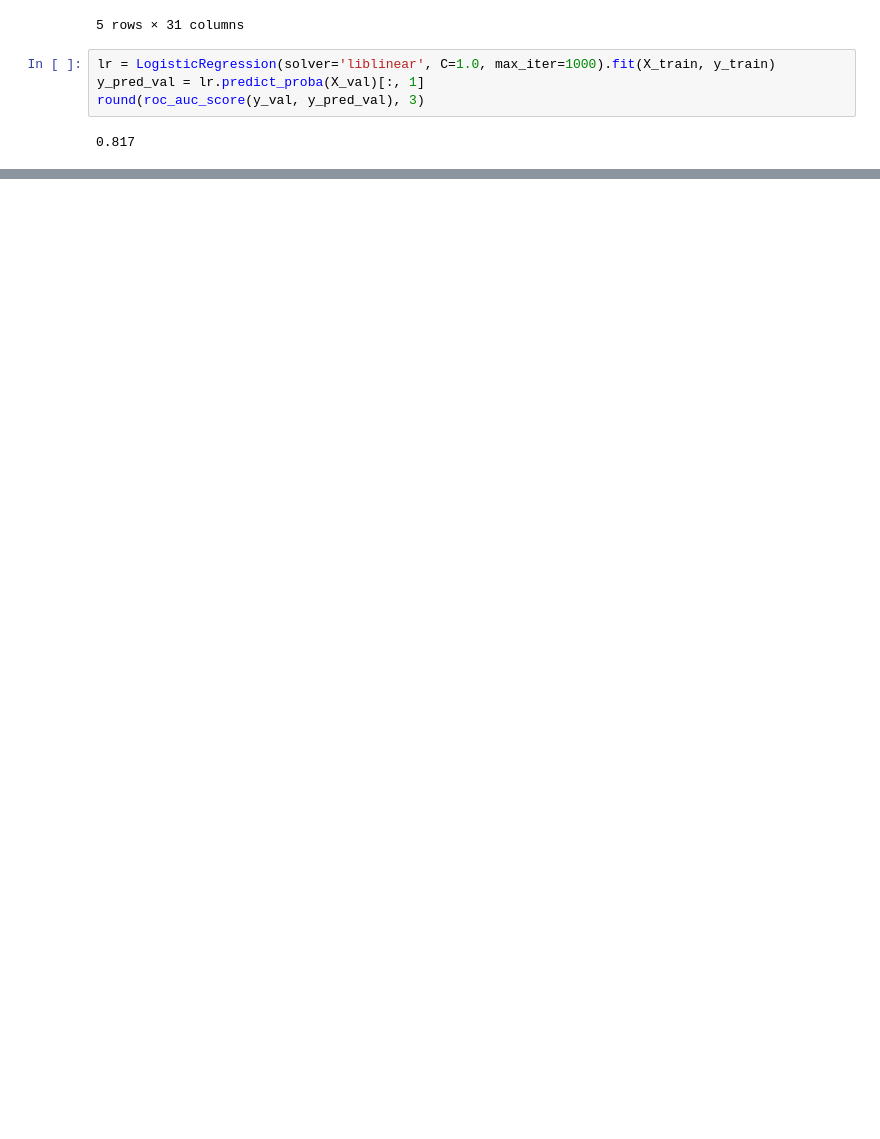
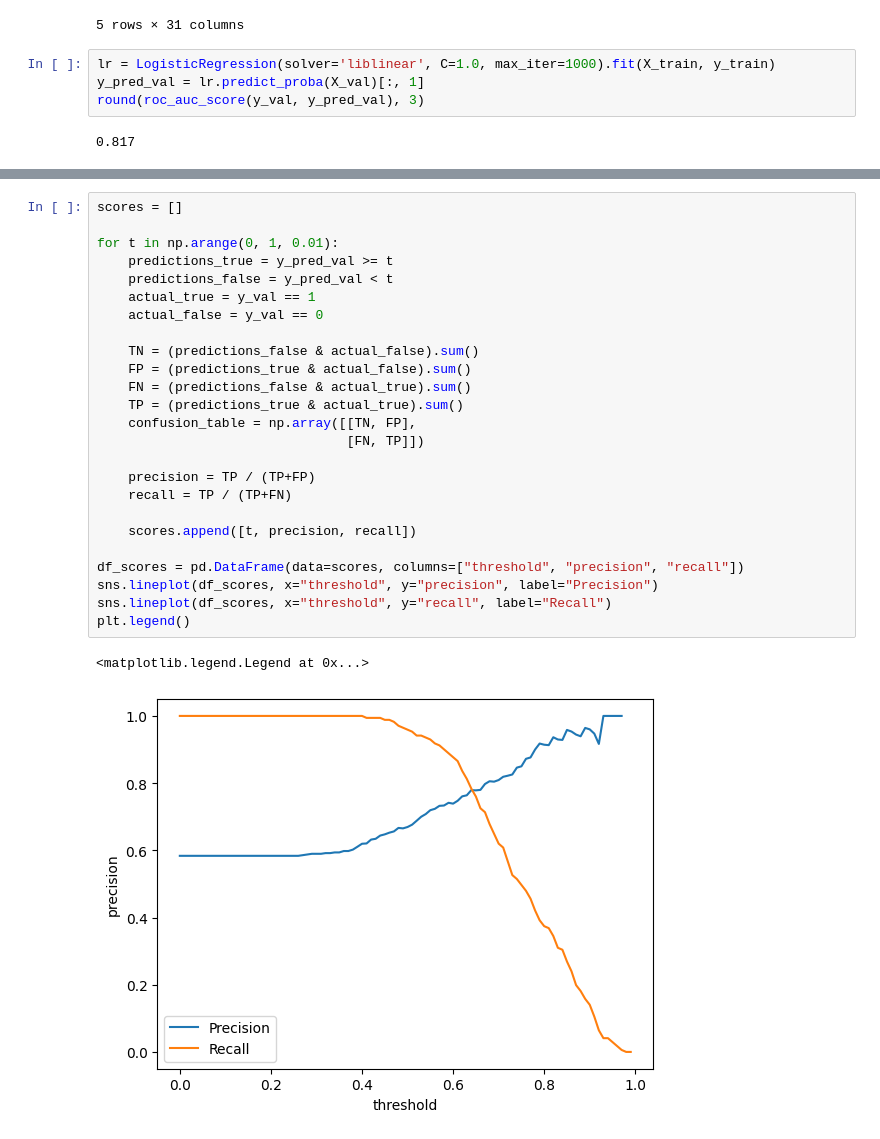
Before and after one commit to jjean95/ML_Zoomcamp_homework, a Jupyter notebook: 04-evaluation/homework4.ipynb, the cells around one changed output, grey strips where cells are left out. Drawn from its saved outputs; the diff is of its cells as text; blank space fills up the shorter version.

```diff
--- a/04-evaluation/homework4.ipynb
+++ b/04-evaluation/homework4.ipynb
@@ -136,0 +145,28 @@ round(roc_auc_score(y_val, y_pred_val), 3)
+# %%
+scores = []
+
+for t in np.arange(0, 1, 0.01):
+    predictions_true = y_pred_val >= t
+    predictions_false = y_pred_val < t
+    actual_true = y_val == 1
+    actual_false = y_val == 0
+
+    TN = (predictions_false & actual_false).sum()
+    FP = (predictions_true & actual_false).sum()
+    FN = (predictions_false & actual_true).sum()
+    TP = (predictions_true & actual_true).sum()
+    confusion_table = np.array([[TN, FP],
+                                [FN, TP]])
+
+    precision = TP / (TP+FP)
+    recall = TP / (TP+FN)
+
+    scores.append([t, precision, recall])
+
+df_scores = pd.DataFrame(data=scores, columns=["threshold", "precision", "recall"])
+sns.lineplot(df_scores, x="threshold", y="precision", label="Precision")
+sns.lineplot(df_scores, x="threshold", y="recall", label="Recall")
+plt.legend()
+# %% [output]
+<matplotlib.legend.Legend at 0x...>
+[figure, added]
```
Also changed, not shown: parts of 10 cells of this notebook.
